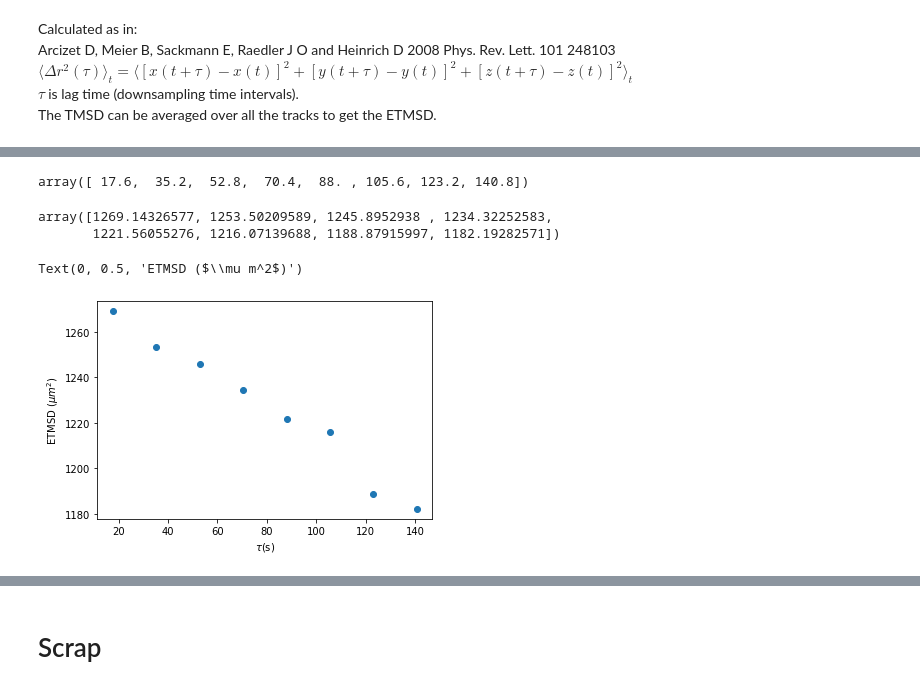
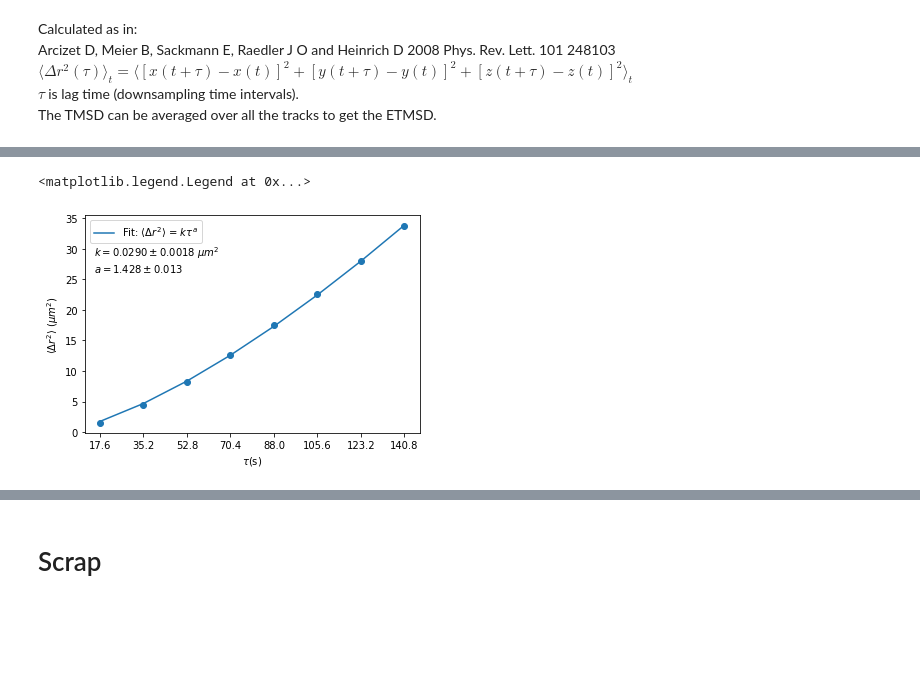
Before and after one commit to paulvautravers/Mphys-Sem-1, a Jupyter notebook: get_mean_squared_displacement.ipynb, the cells around one changed output, grey strips where cells are left out. Drawn from its saved outputs; the diff is of its cells as text; code cells hidden in the pictures; blank space fills up the shorter version.

```diff
--- a/get_mean_squared_displacement.ipynb
+++ b/get_mean_squared_displacement.ipynb
@@ -164,36 +183,31 @@ $\langle\Delta r^2(\tau)\rangle_t = \langle[x(t+\tau)-x(t)]^2 + [y(t+\tau)-y(t)]
 $\tau$ is lag time (downsampling time intervals). <br>
 The TMSD can be averaged over all the tracks to get the ETMSD.
 # %%
-f = filenames[1]
-window = 20
-step_sizes = [1,2,3,4,5,6,7,8]
-restriction = 10000
-
 def get_etmsd(filename, step_sizes, window, restriction):
 
     etmsd_values = np.empty(len(step_sizes))
     lag_times = np.empty(len(step_sizes))
 
     for i, s in enumerate(step_sizes):
-        disp_dict = get_disp_dict_from_file(filename, window, s, max(step_sizes), restriction)
         disp_time_dict = get_disp_time_dict_from_file(filename, window, s, max(step_sizes), restriction)
+        step_length_dict = get_step_length_dict_from_file(filename, window, s, max(step_sizes), restriction)
 
-        keys_list = list(disp_dict) # keys are 'TrackID[downsampling start index]'
+        keys_list = list(disp_time_dict) # keys are 'TrackID[downsampling start index]'
 
-        tdiff_values = np.array([])
-        for ds_tid in keys_list:
-            times = np.array(disp_time_dict[ds_tid])
-            tdiff = times[1:]-times[0:-1]
-            tdiff_values = np.append(tdiff_values, tdiff)
-        tau = stats.mode(tdiff_values)[0][0]
+#         tdiff_values = np.array([])
+#         for ds_tid in keys_list:
+#             times = np.array(disp_time_dict[ds_tid])
+#             tdiff = times[1:]-times[0:-1]
+#             tdiff_values = np.append(tdiff_values, tdiff)
+#         tau = stats.mode(tdiff_values)[0][0]
+        tau = s*17.6
         lag_times[i] = tau
 
         tmsd_values = np.array([])
         for ds_tid in keys_list:
-            disps = np.array(disp_dict[ds_tid])
-            squared_disps = np.power(disps,2)
-            tmsd_values = np.append(tmsd_values, np.mean(squared_disps))
-            plt.scatter([tau]*len(tmsd_values), tmsd_values)
+            step_lengths = np.array(step_length_dict[ds_tid])
+            tmsd_values = np.append(tmsd_values, np.mean(np.power(step_lengths,2)))
+            #plt.scatter([tau]*len(tmsd_values), tmsd_values)
         etmsd_values[i] = np.mean(tmsd_values)
 
-    return etmsd_values, lag_times
+    return lag_times, etmsd_values
@@ -200,2 +219,2 @@ def get_etmsd(filename, step_sizes, window, restriction):
 # %%
-etmsd_values, lag_times = get_etmsd(f, step_sizes, window, restriction)
+lag_times, etmsd_values = get_etmsd(f, step_sizes, window, restriction)
@@ -204,16 +221,15 @@ etmsd_values, lag_times = get_etmsd(f, step_sizes, window, restriction)
-# %%
-lag_times
-# %% [output]
-array([ 17.6,  35.2,  52.8,  70.4,  88. , 105.6, 123.2, 140.8])
-# %%
-etmsd_values
-# %% [output]
-array([1269.14326577, 1253.50209589, 1245.8952938 , 1234.32252583,
-       1221.56055276, 1216.07139688, 1188.87915997, 1182.19282571])
-# %%
-plt.scatter(lag_times, etmsd_values)
-plt.xlabel(r'$\tau$(s)')
-plt.ylabel(r'ETMSD ($\mu m^2$)')
-# %% [output]
-Text(0, 0.5, 'ETMSD ($\\mu m^2$)')
-[figure, removed]
+# %%
+plt.scatter(lag_times, etmsd_values)
+plt.xlabel(r'$\tau$(s)')
+plt.ylabel(r'$\langle{\Delta r}^2\rangle$ ($\mu m^2$)')
+plt.xticks(lag_times)
+#plt.yticks(etmsd_values)
+popt, pcov = curve_fit(power_law, lag_times, etmsd_values)
+perr = np.sqrt(np.diag(pcov))
+plt.plot(lag_times, power_law(lag_times, *popt), label=r'Fit: $\langle{\Delta r}^2\rangle$ = $k\tau^a$')
+plt.annotate(r'$k={:.4f}\pm{:.4f}$ $\mu m^2$'.format(popt[0],perr[0])+'\n'+r'$a={:.3f}\pm{:.3f}$'.format(popt[1],perr[1]),
+             (0.13,0.7), xycoords='figure fraction')
+plt.legend()
+# %% [output]
+<matplotlib.legend.Legend at 0x...>
+[figure, added]
```
Also changed, not shown: parts of 12 cells of this notebook.
